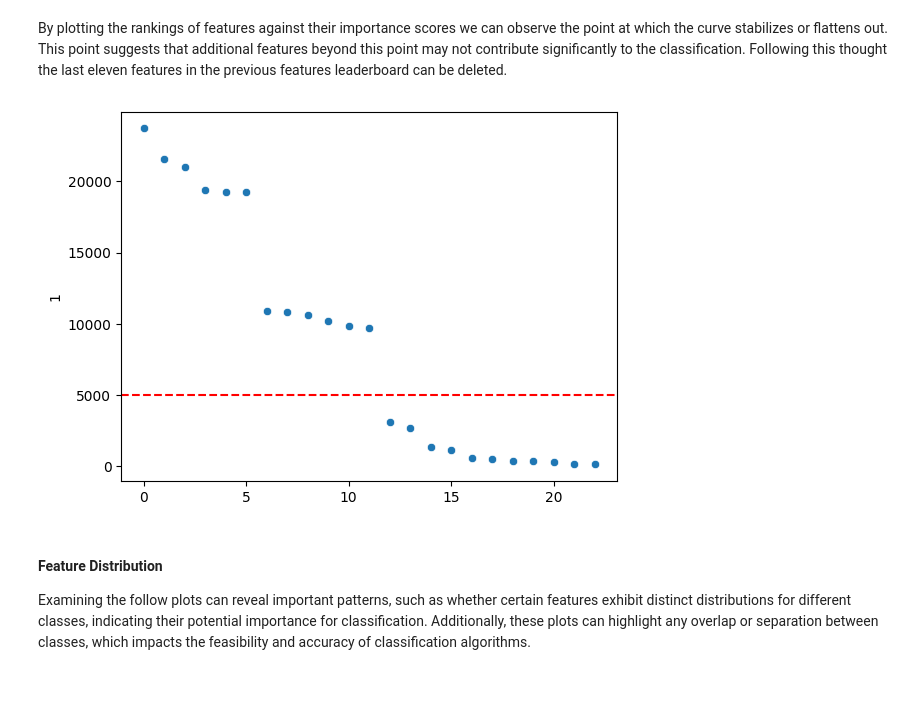
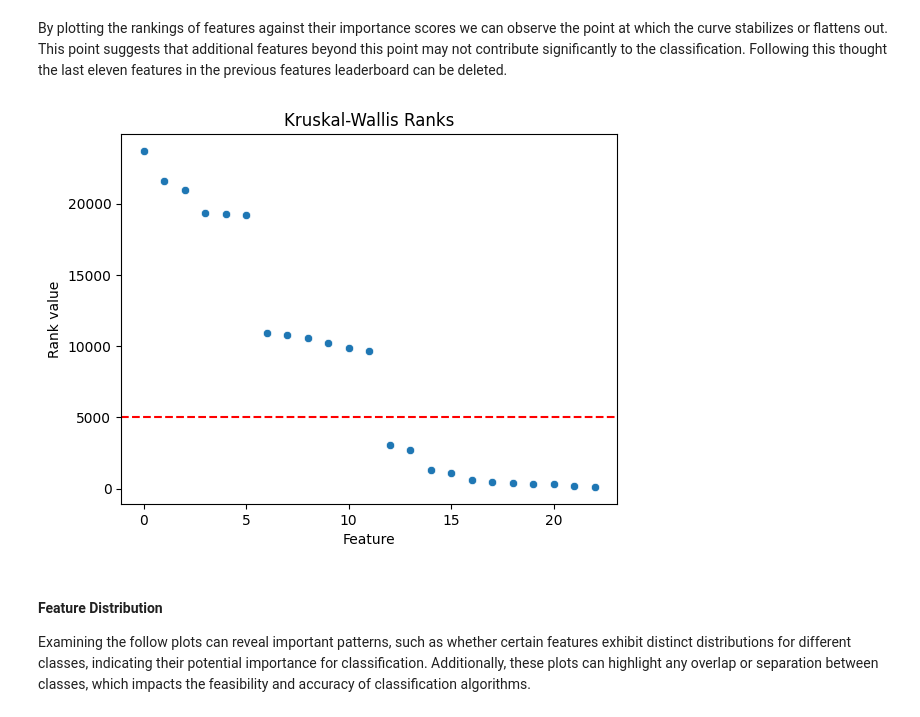
Before and after one commit to JoaoESmoreira/RP-Project, a Jupyter notebook: src/Report.ipynb, the cells around one changed output. Drawn from its saved outputs; the diff is of its cells as text; code cells hidden in the pictures; blank space fills up the shorter version.

```diff
--- a/src/Report.ipynb
+++ b/src/Report.ipynb
@@ -238,11 +240,15 @@ Following this thought the last eleven features in the previous features leaderb
 # %%
 rank = pd.DataFrame(rank)
 plt.figure()
 sb.scatterplot(rank[1])
 plt.axhline(y = 5000, color='r', linestyle='--')
+
+plt.title("Kruskal-Wallis Ranks")
+plt.ylabel("Rank value")
+plt.xlabel("Feature")
 plt.show()
 # %% [output]
-[figure, old version]
+[figure, new version]
 # %% [markdown]
 #### Feature Distribution
 Examining the follow plots can reveal important patterns, such as whether certain features exhibit distinct distributions for different classes, indicating their potential importance for classification. Additionally, these plots can highlight any overlap or separation between classes, which impacts the feasibility and accuracy of classification algorithms.
```
Also changed, not shown: parts of 29 cells of this notebook, 2 other files.
